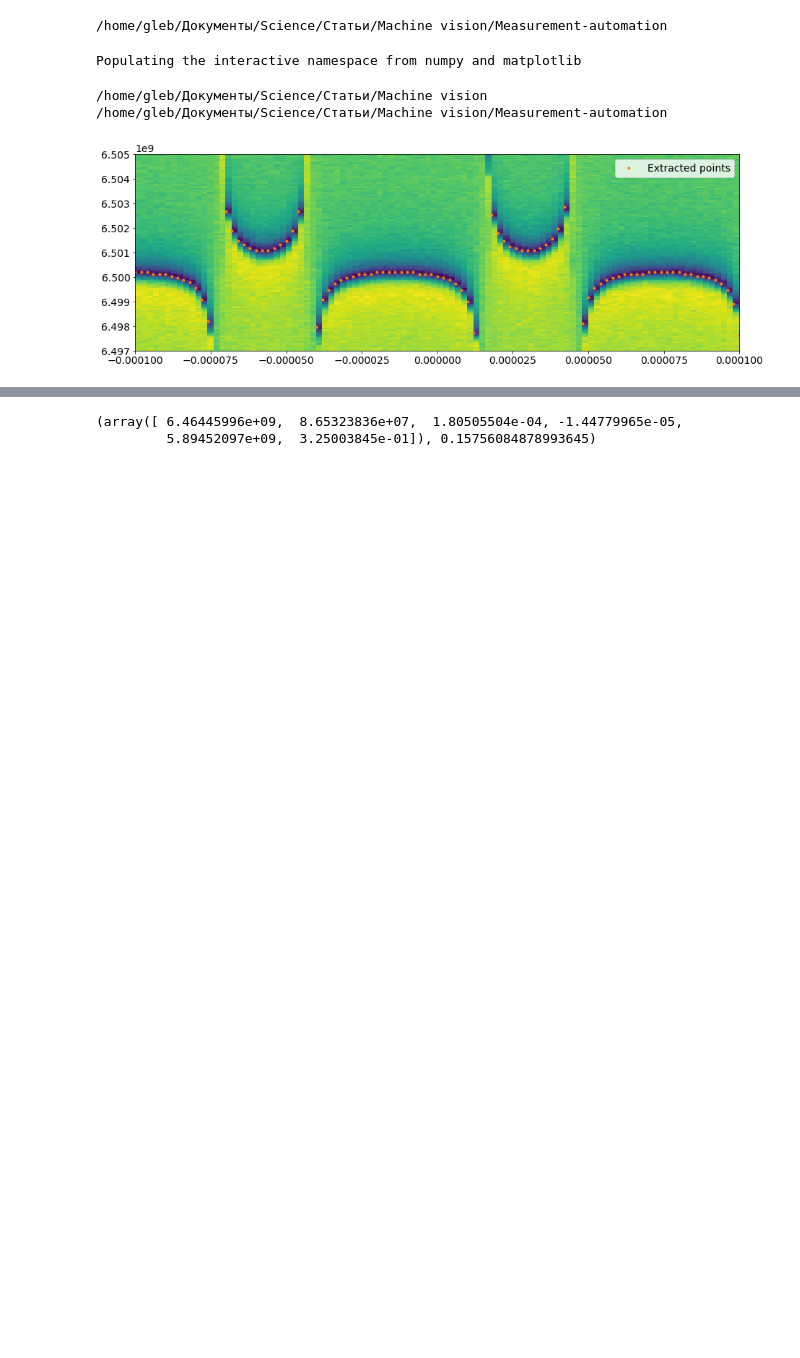
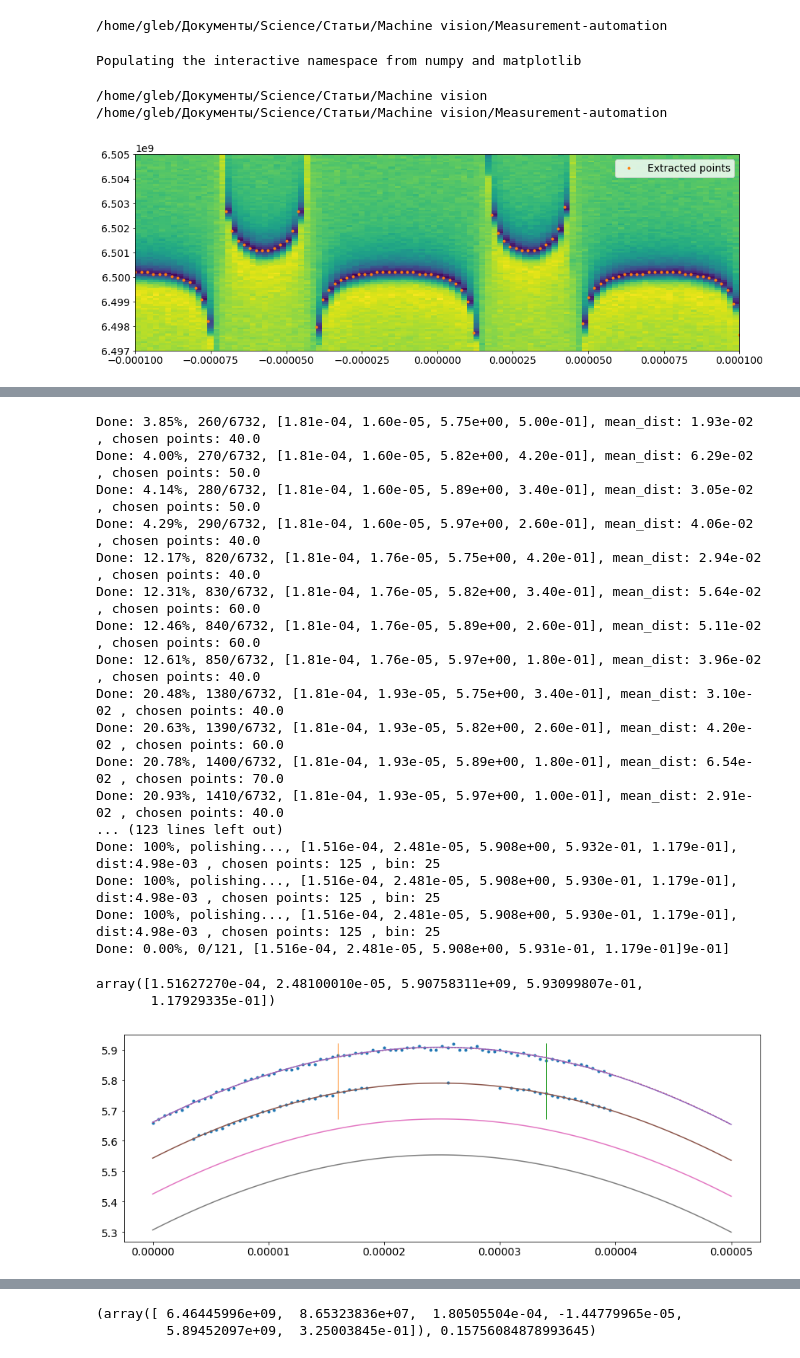
Before and after one commit to vdrhtc/Computer-vision-paper, a Jupyter notebook: Plots 2 .ipynb, the cells around one changed output, grey strips where cells are left out. Drawn from its saved outputs; the diff is of its cells as text; code cells hidden in the pictures; blank space fills up the shorter version.

```diff
--- a/Plots 2 .ipynb
+++ b/Plots 2 .ipynb
@@ -56,3 +77,26 @@ data_dict = anti1.get_data()
+# %%
+so.launch()
+# %% [output]
+Done: 3.85%, 260/6732, [1.81e-04, 1.60e-05, 5.75e+00, 5.00e-01], mean_dist: 1.93e-02 , chosen points: 40.0
+Done: 4.00%, 270/6732, [1.81e-04, 1.60e-05, 5.82e+00, 4.20e-01], mean_dist: 6.29e-02 , chosen points: 50.0
+Done: 4.14%, 280/6732, [1.81e-04, 1.60e-05, 5.89e+00, 3.40e-01], mean_dist: 3.05e-02 , chosen points: 50.0
+Done: 4.29%, 290/6732, [1.81e-04, 1.60e-05, 5.97e+00, 2.60e-01], mean_dist: 4.06e-02 , chosen points: 40.0
+Done: 12.17%, 820/6732, [1.81e-04, 1.76e-05, 5.75e+00, 4.20e-01], mean_dist: 2.94e-02 , chosen points: 40.0
+Done: 12.31%, 830/6732, [1.81e-04, 1.76e-05, 5.82e+00, 3.40e-01], mean_dist: 5.64e-02 , chosen points: 60.0
+Done: 12.46%, 840/6732, [1.81e-04, 1.76e-05, 5.89e+00, 2.60e-01], mean_dist: 5.11e-02 , chosen points: 60.0
+Done: 12.61%, 850/6732, [1.81e-04, 1.76e-05, 5.97e+00, 1.80e-01], mean_dist: 3.96e-02 , chosen points: 40.0
+Done: 20.48%, 1380/6732, [1.81e-04, 1.93e-05, 5.75e+00, 3.40e-01], mean_dist: 3.10e-02 , chosen points: 40.0
+Done: 20.63%, 1390/6732, [1.81e-04, 1.93e-05, 5.82e+00, 2.60e-01], mean_dist: 4.20e-02 , chosen points: 60.0
+Done: 20.78%, 1400/6732, [1.81e-04, 1.93e-05, 5.89e+00, 1.80e-01], mean_dist: 6.54e-02 , chosen points: 70.0
+Done: 20.93%, 1410/6732, [1.81e-04, 1.93e-05, 5.97e+00, 1.00e-01], mean_dist: 2.91e-02 , chosen points: 40.0
+... (123 lines left out)
+Done: 100%, polishing..., [1.516e-04, 2.481e-05, 5.908e+00, 5.932e-01, 1.179e-01], dist:4.98e-03 , chosen points: 125 , bin: 25
+Done: 100%, polishing..., [1.516e-04, 2.481e-05, 5.908e+00, 5.930e-01, 1.179e-01], dist:4.98e-03 , chosen points: 125 , bin: 25
+Done: 100%, polishing..., [1.516e-04, 2.481e-05, 5.908e+00, 5.930e-01, 1.179e-01], dist:4.98e-03 , chosen points: 125 , bin: 25
+Done: 0.00%, 0/121, [1.516e-04, 2.481e-05, 5.908e+00, 5.931e-01, 1.179e-01]9e-01]
+array([1.51627270e-04, 2.48100010e-05, 5.90758311e+09, 5.93099807e-01,
+       1.17929335e-01])
+[figure, added]
 # %%
 anti2 = MeasurementResult.load("Xmon 2Q", "III-anticrossing")
 # data_dict = anti2.get_data()
```
Also changed, not shown: parts of 12 cells of this notebook, 5 other files.
